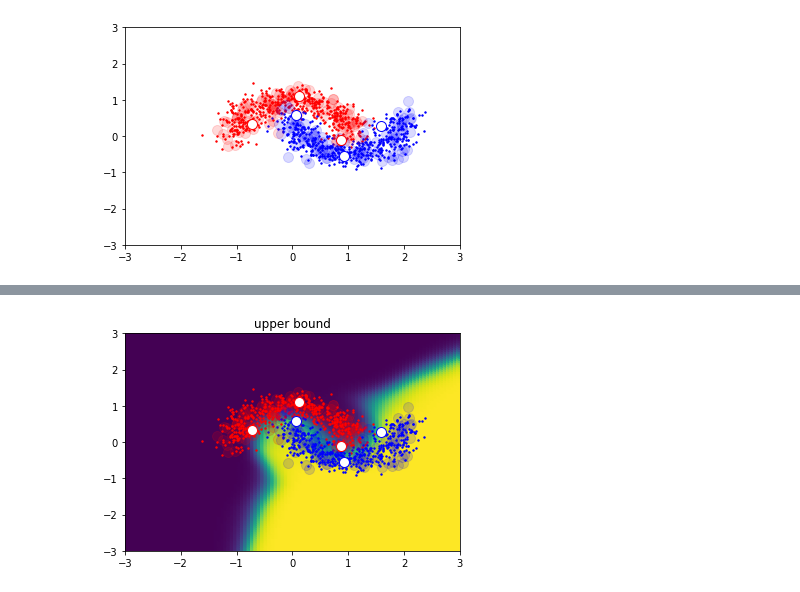
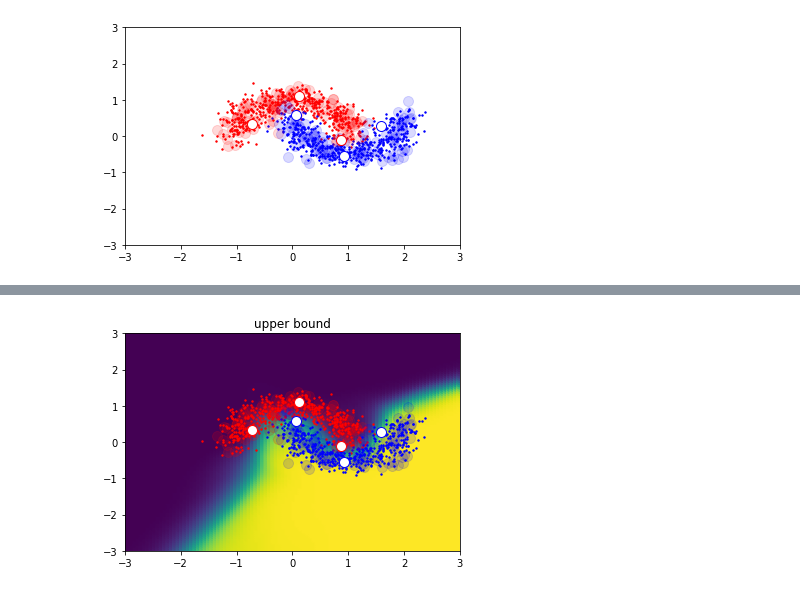
Before and after one commit to kitewatermelon/pseudolabeling_experiment, a Jupyter notebook: playground for meta-pseudo-label.ipynb, the cells around one changed output, grey strips where cells are left out. Saved outputs shown, nothing was run; the diff lists cells and outputs as text; code cells hidden in the pictures.

```diff
--- a/playground for meta-pseudo-label.ipynb
+++ b/playground for meta-pseudo-label.ipynb
@@ -128,7 +128,7 @@ if 1:
     net = Net().cuda()
     optimizer = optim.SGD(net.parameters(),lr=0.001, momentum=0.9)
 
-    for iteration in range(200):
+    for iteration in range(100):
         random_sample = np.random.choice(num_unlabel*2,16).tolist()
         u_x = torch.from_numpy(x_unlabel[random_sample]).float().cuda()
         u_y = torch.from_numpy(y_unlabel[random_sample]).float().cuda()
@@ -156,4 +156,4 @@ valid accuracy: 0.935
-[figure, old version]
+[figure, new version]
 # %%
 #experiment.2 : using labelled data only
 if 1:
```
Also changed, not shown: parts of 4 cells of this notebook.
